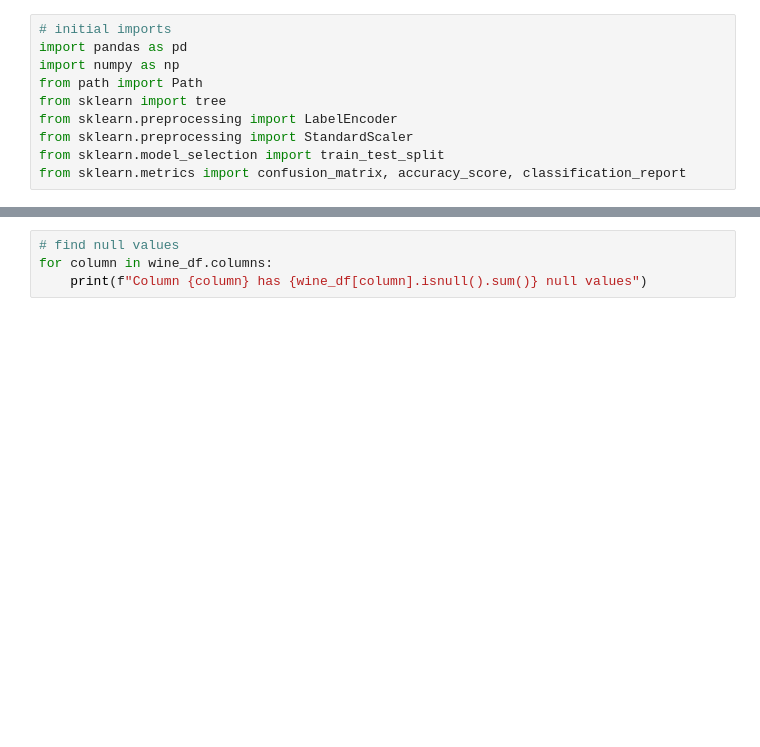
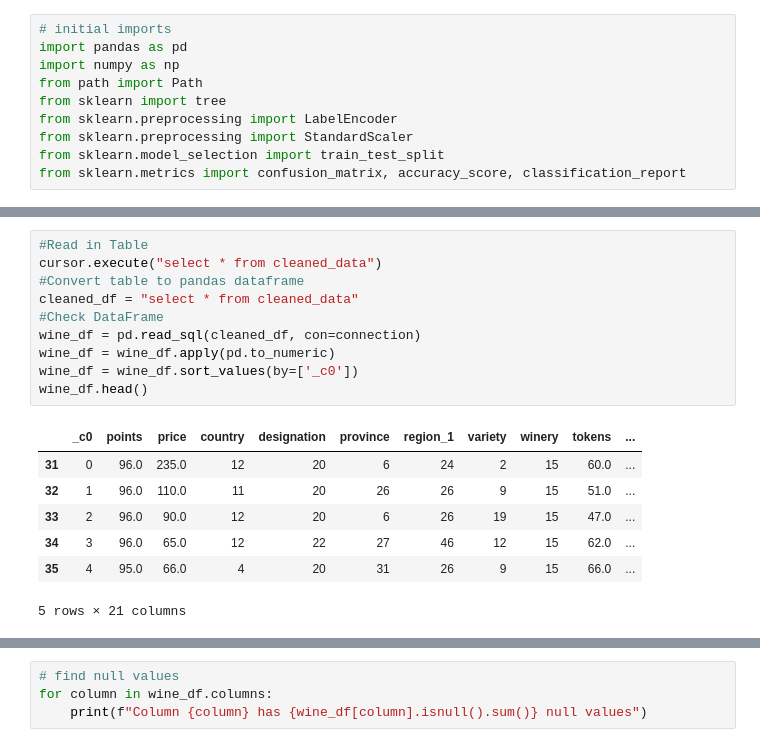
Before and after one commit to arahogc/Whats_In_A_Bottle, a Jupyter notebook: determining_wine_trends_by_country-Copy1.ipynb, the cells around one changed output, grey strips where cells are left out. Drawn from its saved outputs; the diff is of its cells as text; blank space fills up the shorter version.

```diff
--- a/determining_wine_trends_by_country-Copy1.ipynb
+++ b/determining_wine_trends_by_country-Copy1.ipynb
@@ -43,0 +42,18 @@ dtype: object
+# %%
+#Read in Table
+cursor.execute("select * from cleaned_data")
+#Convert table to pandas dataframe
+cleaned_df = "select * from cleaned_data"
+#Check DataFrame
+wine_df = pd.read_sql(cleaned_df, con=connection)
+wine_df = wine_df.apply(pd.to_numeric)
+wine_df = wine_df.sort_values(by=['_c0'])
+wine_df.head()
+# %% [output]
+|  | _c0 | points | price | country | designation | province | region_1 | variety | winery | tokens | ... |
+| 31 | 0 | 96.0 | 235.0 | 12 | 20 | 6 | 24 | 2 | 15 | 60.0 | ... |
+| 32 | 1 | 96.0 | 110.0 | 11 | 20 | 26 | 26 | 9 | 15 | 51.0 | ... |
+| 33 | 2 | 96.0 | 90.0 | 12 | 20 | 6 | 26 | 19 | 15 | 47.0 | ... |
+| 34 | 3 | 96.0 | 65.0 | 12 | 22 | 27 | 46 | 12 | 15 | 62.0 | ... |
+| 35 | 4 | 95.0 | 66.0 | 4 | 20 | 31 | 26 | 9 | 15 | 66.0 | ... |
+5 rows × 21 columns
```
Also changed, not shown: parts of 13 cells of this notebook, 1 other file.
